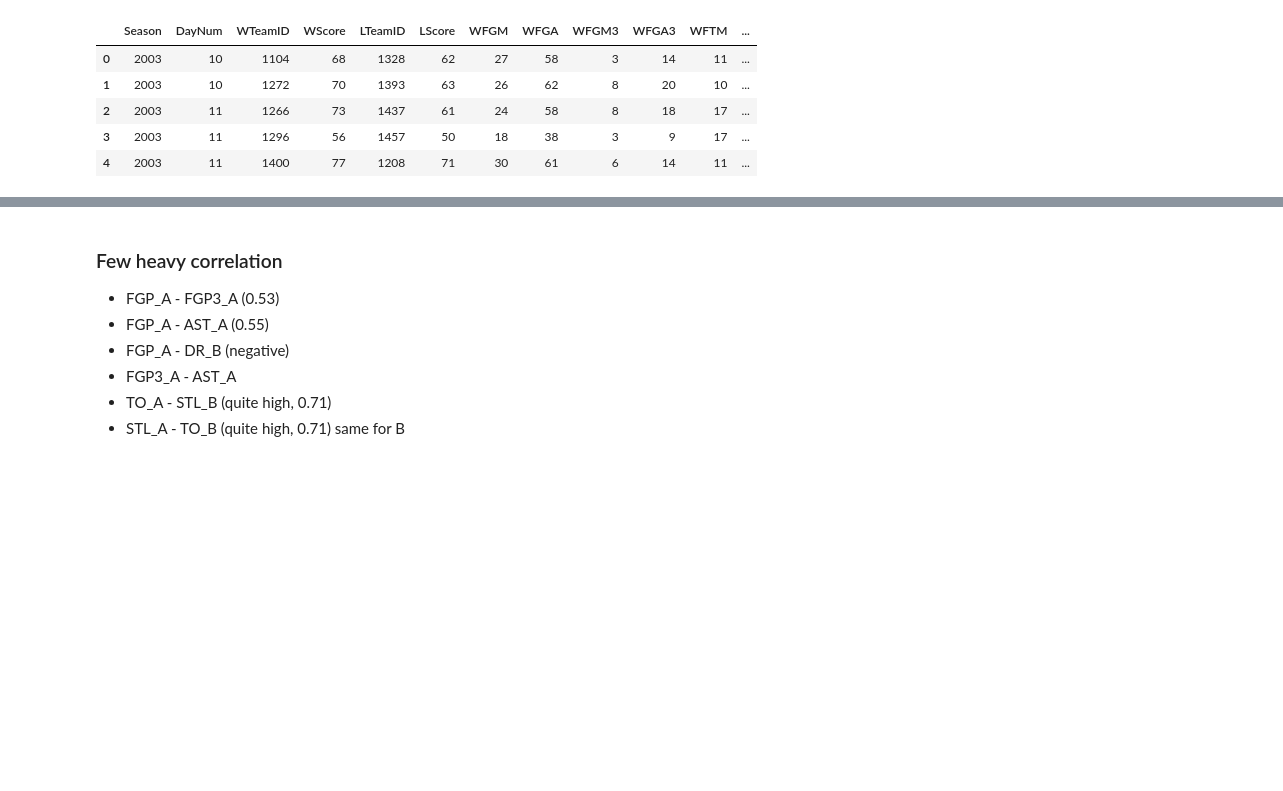
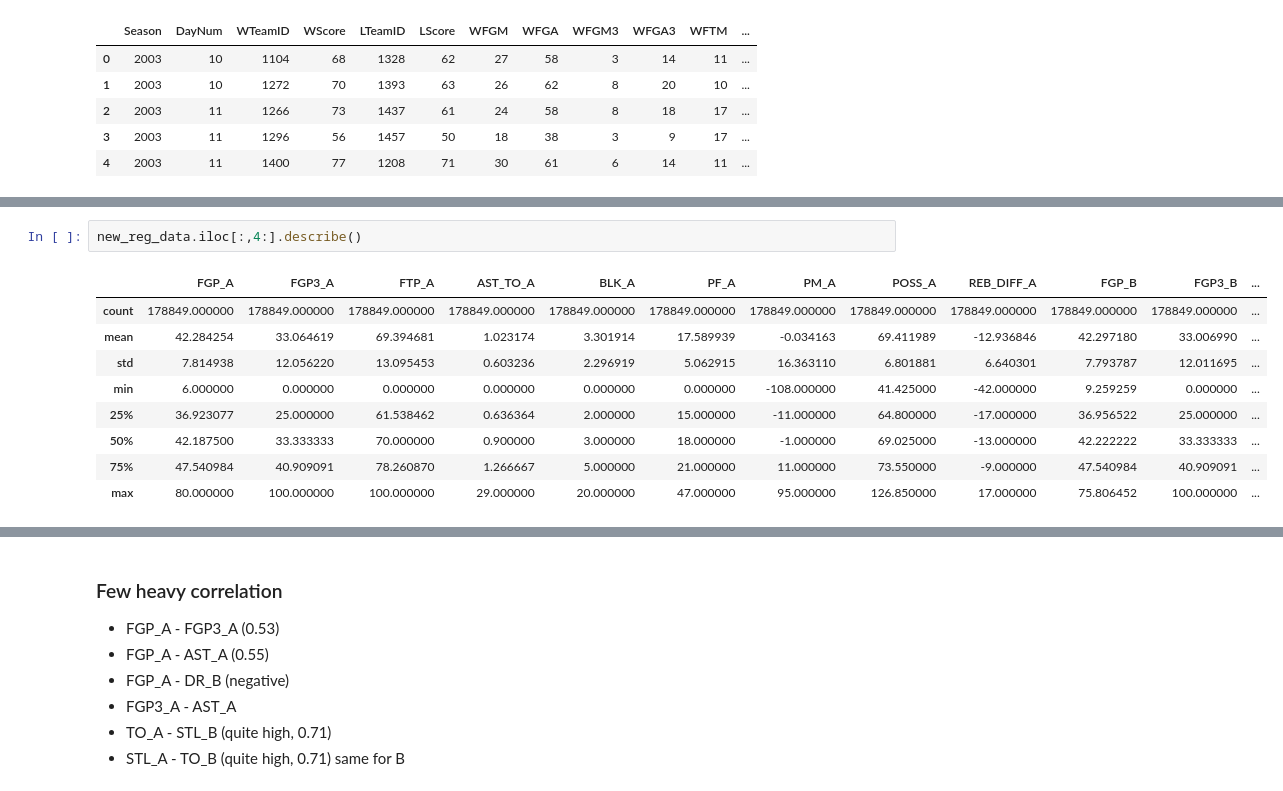
Before and after one commit to sidthakur08/mm-2023, a Jupyter notebook: data exp.ipynb, the cells around one changed output, grey strips where cells are left out. Cells and saved outputs as stored; diff of their text form; blank space fills up the shorter version.

```diff
--- a/data exp.ipynb
+++ b/data exp.ipynb
@@ -271,3 +286,15 @@ new_reg_data
+# %%
+new_reg_data.iloc[:,4:].describe()
+# %% [output]
+|  | FGP_A | FGP3_A | FTP_A | AST_TO_A | BLK_A | PF_A | PM_A | POSS_A | REB_DIFF_A | FGP_B | FGP3_B | ... |
+| count | 178849.000000 | 178849.000000 | 178849.000000 | 178849.000000 | 178849.000000 | 178849.000000 | 178849.000000 | 178849.000000 | 178849.000000 | 178849.000000 | 178849.000000 | ... |
+| mean | 42.284254 | 33.064619 | 69.394681 | 1.023174 | 3.301914 | 17.589939 | -0.034163 | 69.411989 | -12.936846 | 42.297180 | 33.006990 | ... |
+| std | 7.814938 | 12.056220 | 13.095453 | 0.603236 | 2.296919 | 5.062915 | 16.363110 | 6.801881 | 6.640301 | 7.793787 | 12.011695 | ... |
+| min | 6.000000 | 0.000000 | 0.000000 | 0.000000 | 0.000000 | 0.000000 | -108.000000 | 41.425000 | -42.000000 | 9.259259 | 0.000000 | ... |
+| 25% | 36.923077 | 25.000000 | 61.538462 | 0.636364 | 2.000000 | 15.000000 | -11.000000 | 64.800000 | -17.000000 | 36.956522 | 25.000000 | ... |
+| 50% | 42.187500 | 33.333333 | 70.000000 | 0.900000 | 3.000000 | 18.000000 | -1.000000 | 69.025000 | -13.000000 | 42.222222 | 33.333333 | ... |
+| 75% | 47.540984 | 40.909091 | 78.260870 | 1.266667 | 5.000000 | 21.000000 | 11.000000 | 73.550000 | -9.000000 | 47.540984 | 40.909091 | ... |
+| max | 80.000000 | 100.000000 | 100.000000 | 29.000000 | 20.000000 | 47.000000 | 95.000000 | 126.850000 | 17.000000 | 75.806452 | 100.000000 | ... |
 # %%
 new_reg_data['Win'].value_counts()
 # %% [output]
```
Also changed, not shown: parts of 9 cells of this notebook, 1 other file.
